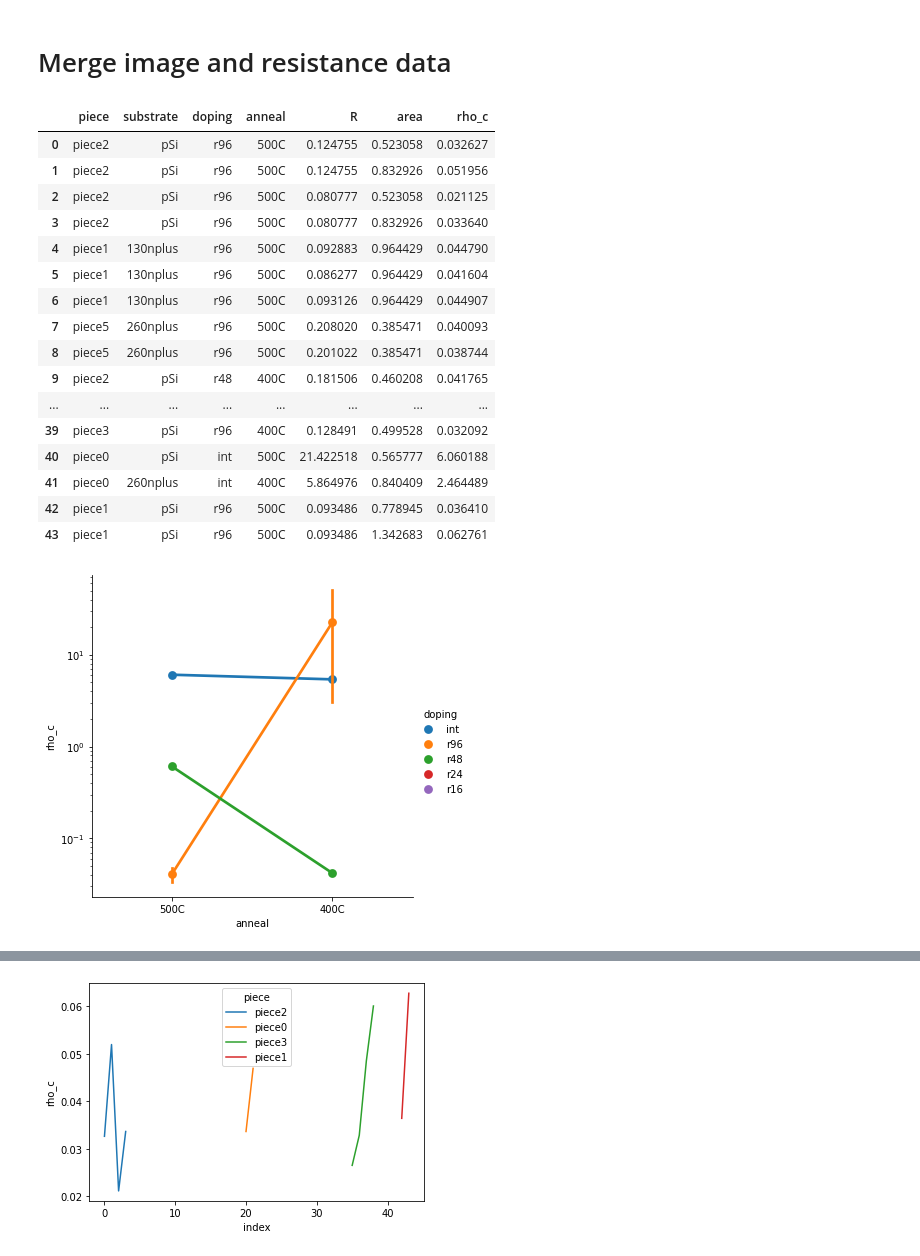
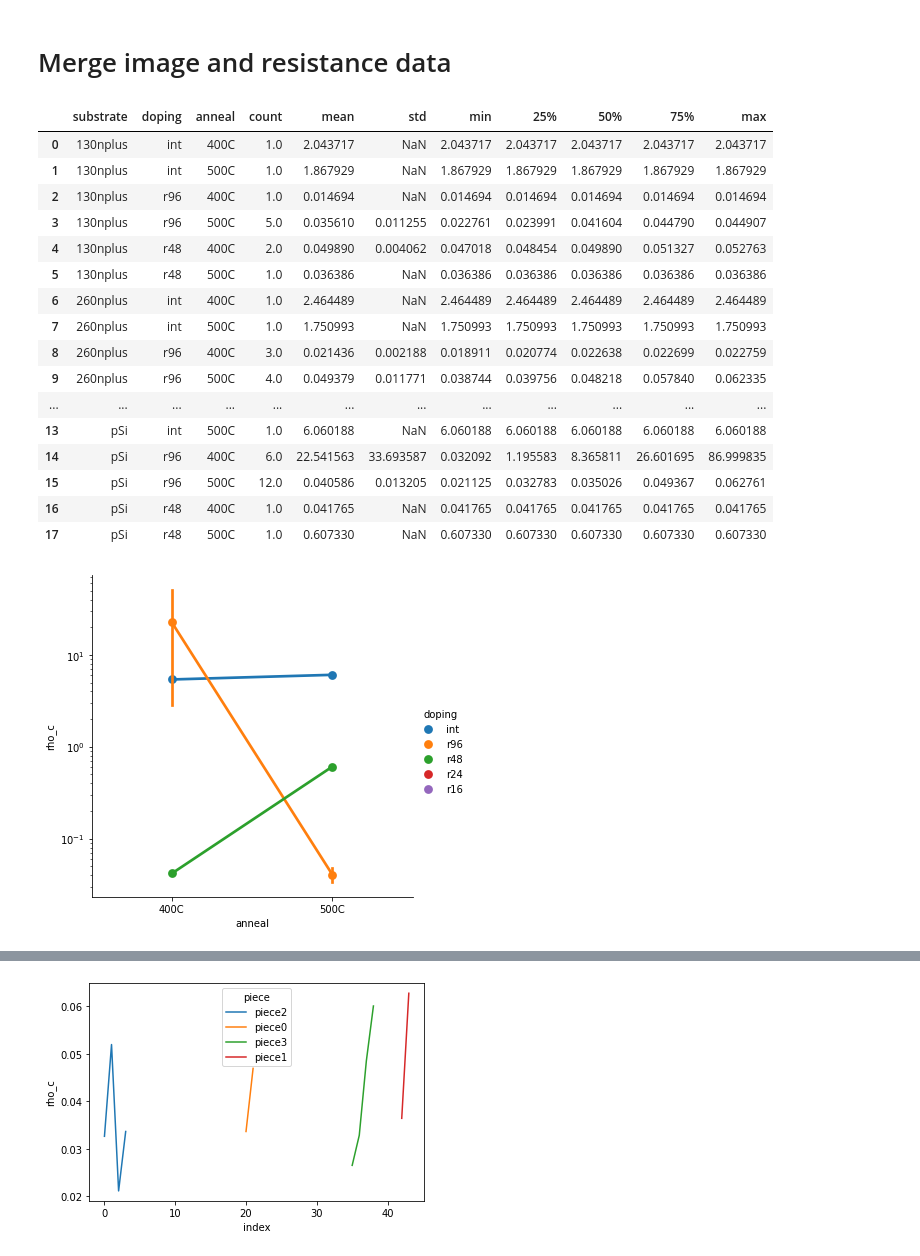
Before and after one commit to peltBartvan/msc-thesis, a Jupyter notebook: scripts/rho_c_data.ipynb, the cells around one changed output, grey strips where cells are left out. Saved outputs shown, nothing was run; the diff lists cells and outputs as text; code cells hidden in the pictures.

```diff
--- a/scripts/rho_c_data.ipynb
+++ b/scripts/rho_c_data.ipynb
@@ -69,33 +69,34 @@ full_df.doping = full_df.doping.astype(doping)
 full_df = full_df.assign(rho_s = lambda x: x.R*x.area)
 full_df = full_df.assign(rho_c = lambda x: x.rho_s/2)
 # %%
-df = full_df[['piece','substrate', 'doping', 'anneal', 'R', 'area', 'rho_c']]
-df
+dataRho = full_df[['piece','substrate', 'doping', 'anneal', 'R', 'area', 'rho_c']]
+dataRho.groupby(['substrate', 'doping', 'anneal'])['rho_c'].describe().reset_index()
 # %% [output]
-|  | piece | substrate | doping | anneal | R | area | rho_c |
-| 0 | piece2 | pSi | r96 | 500C | 0.124755 | 0.523058 | 0.032627 |
-| 1 | piece2 | pSi | r96 | 500C | 0.124755 | 0.832926 | 0.051956 |
-| 2 | piece2 | pSi | r96 | 500C | 0.080777 | 0.523058 | 0.021125 |
-| 3 | piece2 | pSi | r96 | 500C | 0.080777 | 0.832926 | 0.033640 |
-| 4 | piece1 | 130nplus | r96 | 500C | 0.092883 | 0.964429 | 0.044790 |
-| 5 | piece1 | 130nplus | r96 | 500C | 0.086277 | 0.964429 | 0.041604 |
-| 6 | piece1 | 130nplus | r96 | 500C | 0.093126 | 0.964429 | 0.044907 |
-| 7 | piece5 | 260nplus | r96 | 500C | 0.208020 | 0.385471 | 0.040093 |
-| 8 | piece5 | 260nplus | r96 | 500C | 0.201022 | 0.385471 | 0.038744 |
-| 9 | piece2 | pSi | r48 | 400C | 0.181506 | 0.460208 | 0.041765 |
-| ... | ... | ... | ... | ... | ... | ... | ... |
-| 39 | piece3 | pSi | r96 | 400C | 0.128491 | 0.499528 | 0.032092 |
-| 40 | piece0 | pSi | int | 500C | 21.422518 | 0.565777 | 6.060188 |
-| 41 | piece0 | 260nplus | int | 400C | 5.864976 | 0.840409 | 2.464489 |
-| 42 | piece1 | pSi | r96 | 500C | 0.093486 | 0.778945 | 0.036410 |
-| 43 | piece1 | pSi | r96 | 500C | 0.093486 | 1.342683 | 0.062761 |
+|  | substrate | doping | anneal | count | mean | std | min | 25% | 50% | 75% | max |
+| 0 | 130nplus | int | 400C | 1.0 | 2.043717 | NaN | 2.043717 | 2.043717 | 2.043717 | 2.043717 | 2.043717 |
+| 1 | 130nplus | int | 500C | 1.0 | 1.867929 | NaN | 1.867929 | 1.867929 | 1.867929 | 1.867929 | 1.867929 |
+| 2 | 130nplus | r96 | 400C | 1.0 | 0.014694 | NaN | 0.014694 | 0.014694 | 0.014694 | 0.014694 | 0.014694 |
+| 3 | 130nplus | r96 | 500C | 5.0 | 0.035610 | 0.011255 | 0.022761 | 0.023991 | 0.041604 | 0.044790 | 0.044907 |
+| 4 | 130nplus | r48 | 400C | 2.0 | 0.049890 | 0.004062 | 0.047018 | 0.048454 | 0.049890 | 0.051327 | 0.052763 |
+| 5 | 130nplus | r48 | 500C | 1.0 | 0.036386 | NaN | 0.036386 | 0.036386 | 0.036386 | 0.036386 | 0.036386 |
+| 6 | 260nplus | int | 400C | 1.0 | 2.464489 | NaN | 2.464489 | 2.464489 | 2.464489 | 2.464489 | 2.464489 |
+| 7 | 260nplus | int | 500C | 1.0 | 1.750993 | NaN | 1.750993 | 1.750993 | 1.750993 | 1.750993 | 1.750993 |
+| 8 | 260nplus | r96 | 400C | 3.0 | 0.021436 | 0.002188 | 0.018911 | 0.020774 | 0.022638 | 0.022699 | 0.022759 |
+| 9 | 260nplus | r96 | 500C | 4.0 | 0.049379 | 0.011771 | 0.038744 | 0.039756 | 0.048218 | 0.057840 | 0.062335 |
+| ... | ... | ... | ... | ... | ... | ... | ... | ... | ... | ... | ... |
+| 13 | pSi | int | 500C | 1.0 | 6.060188 | NaN | 6.060188 | 6.060188 | 6.060188 | 6.060188 | 6.060188 |
+| 14 | pSi | r96 | 400C | 6.0 | 22.541563 | 33.693587 | 0.032092 | 1.195583 | 8.365811 | 26.601695 | 86.999835 |
+| 15 | pSi | r96 | 500C | 12.0 | 0.040586 | 0.013205 | 0.021125 | 0.032783 | 0.035026 | 0.049367 | 0.062761 |
+| 16 | pSi | r48 | 400C | 1.0 | 0.041765 | NaN | 0.041765 | 0.041765 | 0.041765 | 0.041765 | 0.041765 |
+| 17 | pSi | r48 | 500C | 1.0 | 0.607330 | NaN | 0.607330 | 0.607330 | 0.607330 | 0.607330 | 0.607330 |
 # %%
+df = dataRho
 if __name__ == "__main__":
     import seaborn as sns
     p = sns.catplot(x = 'anneal', y = 'rho_c', hue = 'doping', kind = 'point', data = full_df[full_df.substrate == 'pSi'])
     p.set(yscale = 'log')
 # %% [output]
-[figure, old version]
+[figure, new version]
 # %%
 if __name__ == "__main__":
     p = sns.catplot(
```
Also changed, not shown: parts of 1 cell of this notebook, 5 other files.
